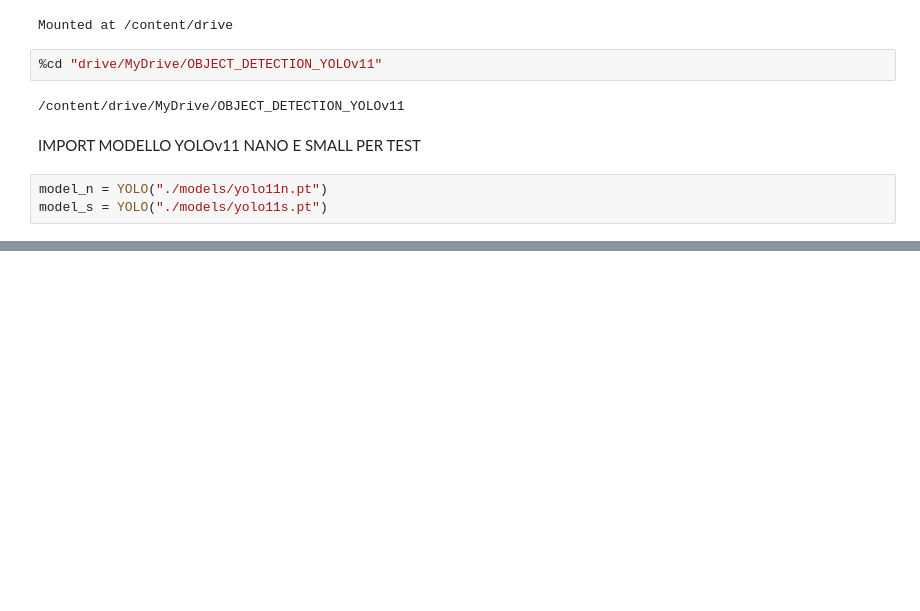
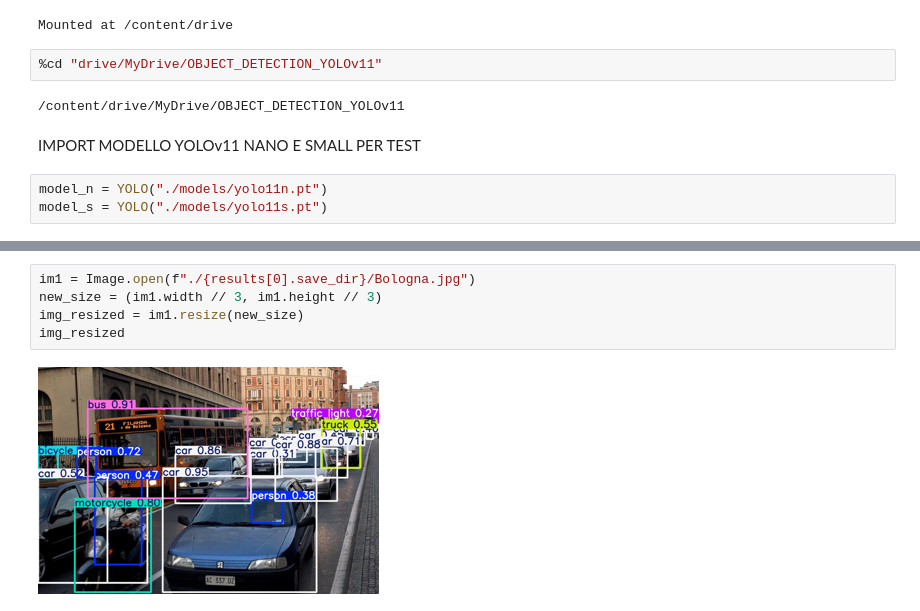
Before and after one commit to Matcap97/OBJECT_DETECTION, a Jupyter notebook: notebooks/OBJECT_DETECTION_YOLOv11.ipynb, the cells around one changed output, grey strips where cells are left out. Saved outputs shown, nothing was run; the diff lists cells and outputs as text; blank space fills up the shorter version.

```diff
--- a/notebooks/OBJECT_DETECTION_YOLOv11.ipynb
+++ b/notebooks/OBJECT_DETECTION_YOLOv11.ipynb
@@ -70,0 +63,7 @@ TypeError: 'DetectionModel' object is not subscriptable
+# %%
+im1 = Image.open(f"./{results[0].save_dir}/Bologna.jpg")
+new_size = (im1.width // 3, im1.height // 3)
+img_resized = im1.resize(new_size)
+img_resized
+# %% [output]
+[figure, added]
```
Also changed, not shown: parts of 15 cells of this notebook.
